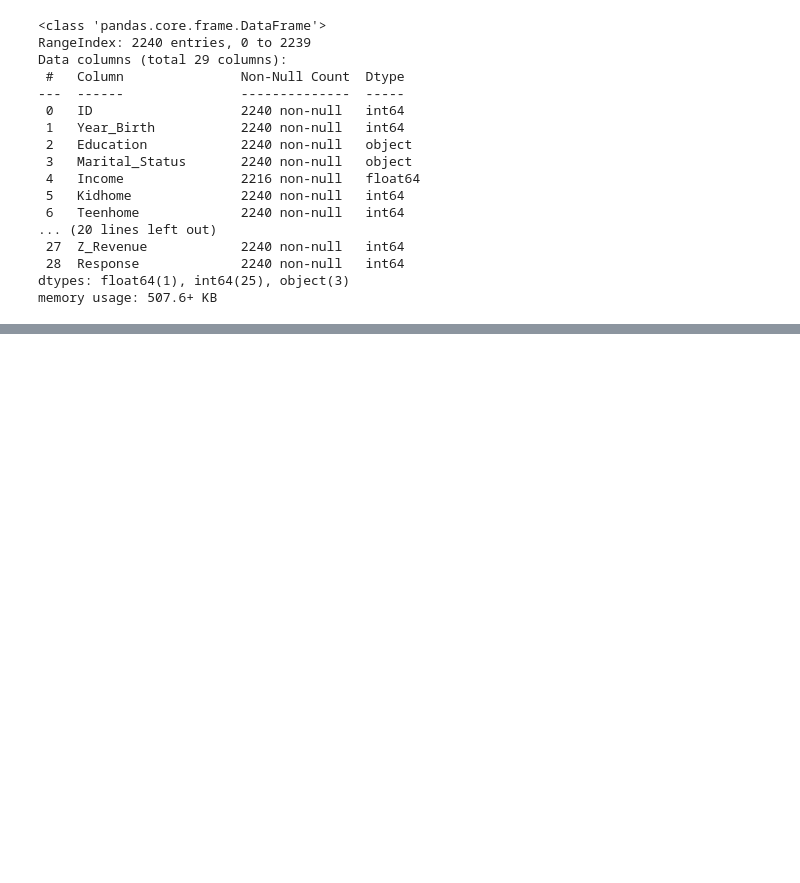
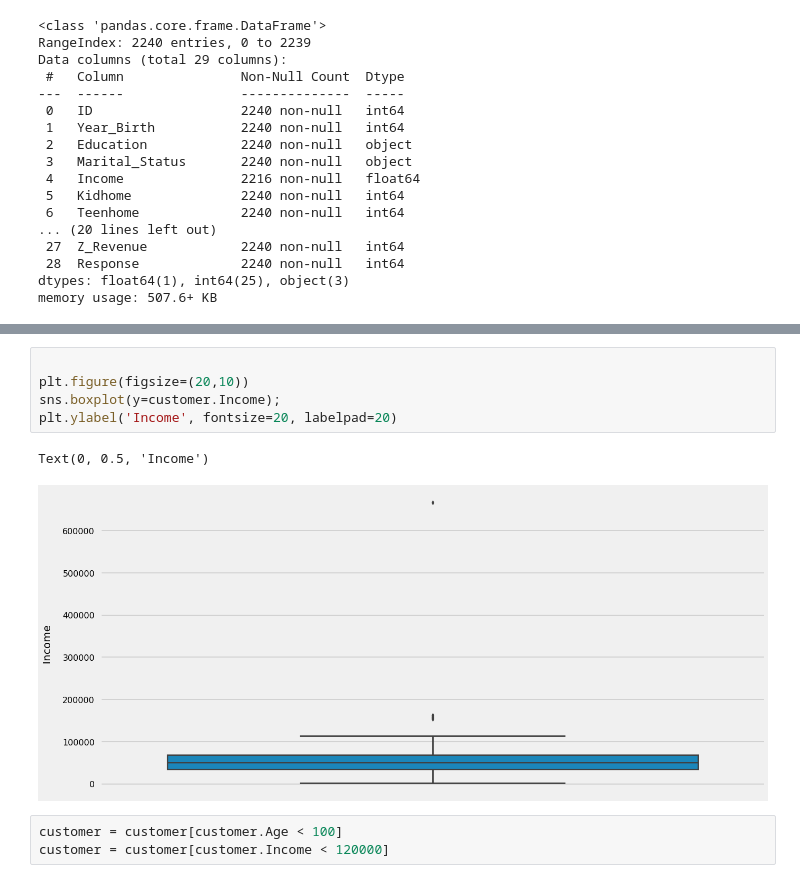
Before and after one commit to DataMinati/100-Super-Notebooks, a Jupyter notebook: Customer_Segmentation.ipynb, the cells around one changed output, grey strips where cells are left out. Cells and saved outputs as stored; diff of their text form; blank space fills up the shorter version.

```diff
--- a/Customer_Segmentation.ipynb
+++ b/Customer_Segmentation.ipynb
@@ -95,0 +116,11 @@ fig.show()
+# %%
+
+plt.figure(figsize=(20,10))
+sns.boxplot(y=customer.Income);
+plt.ylabel('Income', fontsize=20, labelpad=20)
+# %% [output]
+Text(0, 0.5, 'Income')
+[figure, added]
+# %%
+customer = customer[customer.Age < 100]
+customer = customer[customer.Income < 120000]
```
Also changed, not shown: parts of 30 cells of this notebook.
